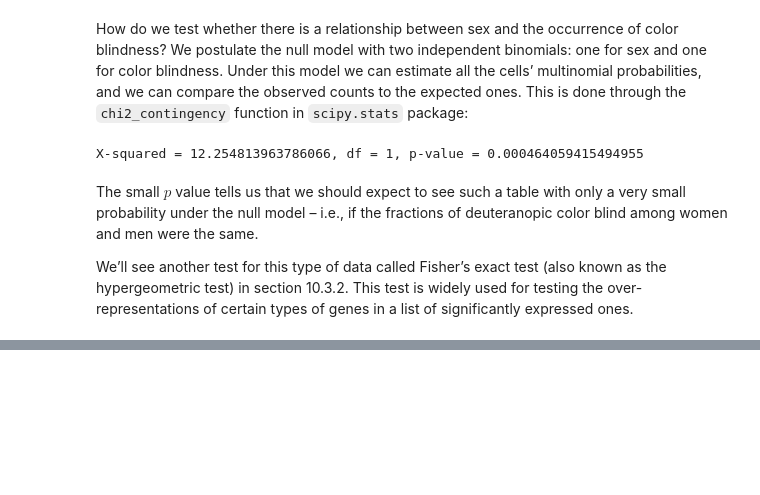
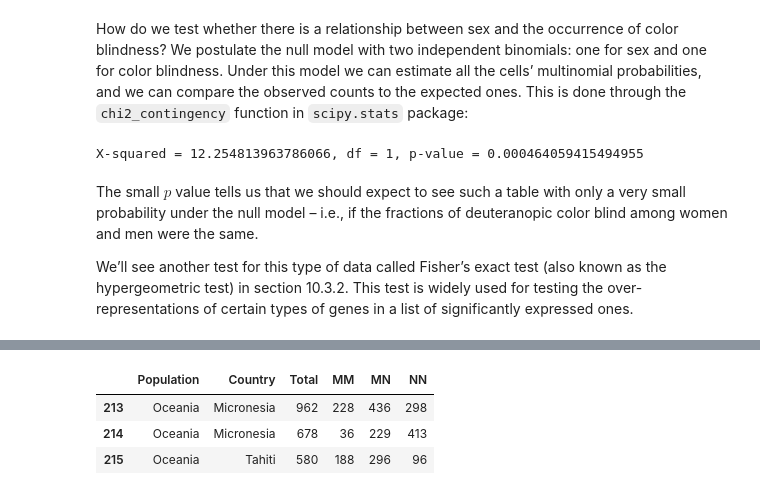
Before and after one commit to nekrut/msmb_python, a Jupyter notebook: chapter2.ipynb, the cells around one changed output, grey strips where cells are left out. Drawn from its saved outputs; the diff is of its cells as text; code cells hidden in the pictures; blank space fills up the shorter version.

```diff
--- a/chapter2.ipynb
+++ b/chapter2.ipynb
@@ -634,0 +634,9 @@ We’ll see another test for this type of data called Fisher’s exact test (als
+# %%
+Mourant=pd.read_csv('https://raw.githubusercontent.com/nekrut/msmb_python/master/data/Mourant.csv')
+# %%
+Mourant[213:216]
+# %% [output]
+|  | Population | Country | Total | MM | MN | NN |
+| 213 | Oceania | Micronesia | 962 | 228 | 436 | 298 |
+| 214 | Oceania | Micronesia | 678 | 36 | 229 | 413 |
+| 215 | Oceania | Tahiti | 580 | 188 | 296 | 96 |
```
Also changed, not shown: parts of 27 cells of this notebook.
